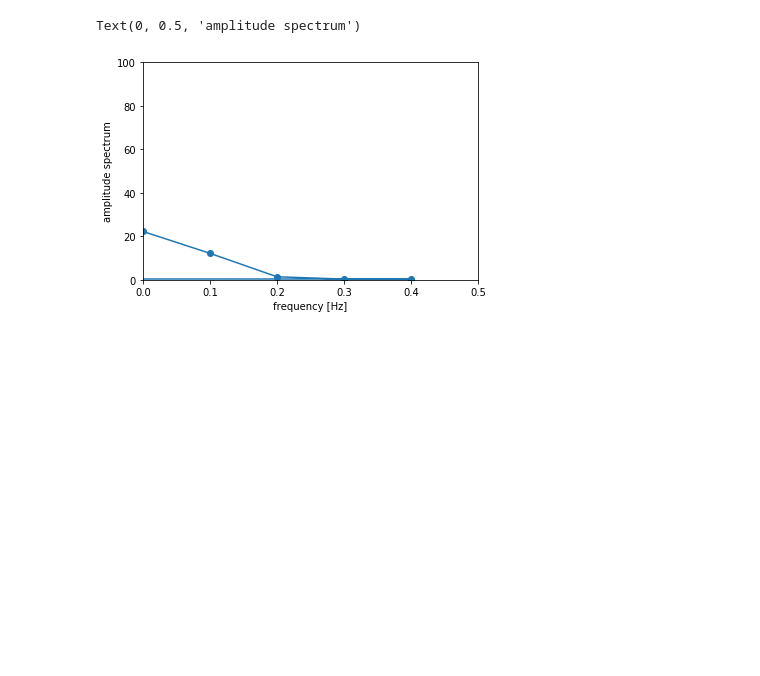
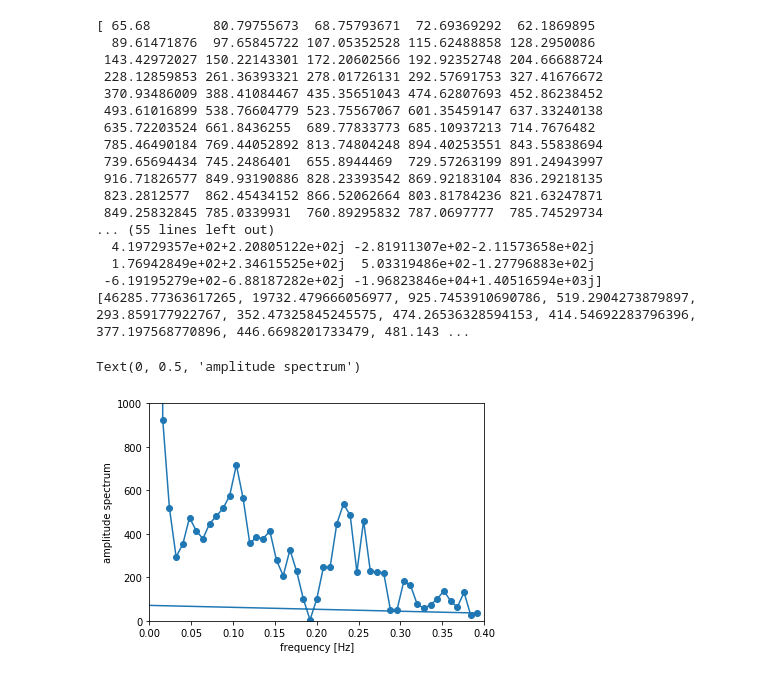
Before and after one commit to airtan/ANSmodulator, a Jupyter notebook: tttt.ipynb, the cells around one changed output. Cells and saved outputs as stored; diff of their text form; code cells hidden in the pictures; blank space fills up the shorter version.

```diff
--- a/tttt.ipynb
+++ b/tttt.ipynb
@@ -6,7 +6,7 @@ from scipy import interpolate
 import serial
 # %%
 # Create object serial port
-portName = "COM5"                      # replace this port name by yours!
+portName = "COM6"                      # replace this port name by yours!
 baudrate = 115200
 ser = serial.Serial(portName,baudrate)
 
@@ -14,10 +14,12 @@ ser = serial.Serial(portName,baudrate)
 n = 1
 y = np.zeros(0)
 
-while n <= 11:
+print("00")
+
+while n <= 100:
     value = ser.readline()
-    y = np.append(y,float(value))
-#     print(y)
+    y = np.append(y,int(value))
+    print(y)
     print(n)
     n+=1
 print(y)
@@ -49,0 +45,9 @@ ser.close()
+# %%
+n = 101
+s = "821.  997.  820.  360.  657.  879.  861.  859.  836.  840.  843.  799.  837.  844.  817.  842.  881.  855.  840.  882.  921.  900.  961.  956.  861.  922.  921.  865.  976.  943.  919.  925.  920.  881.  921.  960.  900.  982. 1002.  879.  784.  380.  659.  861.  925.  920.  819.  864.  858.  822.  840.  880.  843.  805.  877.  841.  800.  821.  861.  824.  778.  839.  861.  803.  817.  841.  901.  823.  898.  878.  821.  863.  898.  805.  857.  899.  821.  858.  900.  842.  858.  885.  915.  822.  860.  896.  863.  818.  883.  918.  840.  895.  860.  842.  917.  920.  838.  881.  901.  819."
+print(s.replace('.', ','))
+y = np.array([821,  997,  820,  820,  657,  879,  861,  859,  836,  840,  843,  799,  837,  844,  817,  842,  881,  855,  840,  882,  921,  900,  961,  956,  861,  922,  921,  865,  976,  943,  919,  925,  920,  881,  921,  960,  900,  982, 1002,  879,  784,  784,  659,  861,  925,  920,  819,  864,  858,  822,  840,  880,  843,  805,  877,  841,  800,  821,  861,  824,  778,  839,  861,  803,  817,  841,  901,  823,  898,  878,  821,  863,  898,  805,  857,  899,  821,  858,  900,  842,  858,  885,  915,  822,  860,  896,  863,  818,  883,  918,  840,  895,  860,  842,  917,  920,  838,  881,  901,  819])
+print(n)
+print(y)
+x = np.linspace(0, n-2,n-1)
+print(x)
@@ -52,7 +75,9 @@ ser.close()
 # %%
 plt.plot(x, y, 'ro')
 f = interpolate.interp1d(x, y, kind='cubic')
-u = np.linspace(0, 10, num=101)
+u = np.linspace(0, n-2, num=101)
+print(len(f(u)))
+print(len(u))
 plt.plot(u, f(u),'-')
 plt.xlabel("number of data(sec)", fontsize=20)
 plt.ylabel("RRI(msec)", fontsize=20)
@@ -62,18 +89,39 @@ Text(0, 0.5, 'RRI(msec)')
 # %%
 start = 0   # サンプリングする開始位置
-N = 10     # FFTのサンプル数
-fs = 1
-
+N = n-1     # FFTのサンプル数
+fs = 0.8
+x =  f(u)
+# 窓関数
 hammingWindow = np.hamming(N)
 windowedData = hammingWindow * x[start:start+N]
+print(windowedData)
 windowedDFT = np.fft.fft(windowedData)
+print(windowedDFT)
 freqList = np.fft.fftfreq(N, d=1.0/fs)
 windowedAmp = [np.sqrt(c.real ** 2 + c.imag ** 2) for c in windowedDFT]
+print(windowedAmp)
 # 振幅スペクトルを描画（窓関数あり）
 plt.plot(freqList, windowedAmp, marker='o', linestyle='-')
-plt.axis([0, fs/2, 0, 100])
+plt.axis([0, fs/2, 0, 1000])
 plt.xlabel("frequency [Hz]")
 plt.ylabel("amplitude spectrum")
 # %% [output]
-Text(0, 0.5, 'amplitude spectrum')
+[ 65.68        80.79755673  68.75793671  72.69369292  62.1869895
+  89.61471876  97.65845722 107.05352528 115.62488858 128.2950086
+ 143.42972027 150.22143301 172.20602566 192.92352748 204.66688724
+ 228.12859853 261.36393321 278.01726131 292.57691753 327.41676672
+ 370.93486009 388.41084467 435.35651043 474.62807693 452.86238452
+ 493.61016899 538.76604779 523.75567067 601.35459147 637.33240138
+ 635.72203524 661.8436255  689.77833773 685.10937213 714.7676482
+ 785.46490184 769.44052892 813.74804248 894.40253551 843.55838694
+ 739.65694434 745.2486401  655.8944469  729.57263199 891.24943997
+ 916.71826577 849.93190886 828.23393542 869.92183104 836.29218135
+ 823.2812577  862.45434152 866.52062664 803.81784236 821.63247871
+ 849.25832845 785.0339931  760.89295832 787.0697777  785.74529734
+... (55 lines left out)
+  4.19729357e+02+2.20805122e+02j -2.81911307e+02-2.11573658e+02j
+  1.76942849e+02+2.34615525e+02j  5.03319486e+02-1.27796883e+02j
+ -6.19195279e+02-6.88187282e+02j -1.96823846e+04+1.40516594e+03j]
+[46285.77363617265, 19732.479666056977, 925.7453910690786, 519.2904273879897, 293.859177922767, 352.47325845245575, 474.26536328594153, 414.54692283796396, 377.197568770896, 446.6698201733479, 481.143 ...
+Text(0, 0.5, 'amplitude spectrum')
-[figure, old version]
+[figure, new version]
```
Also changed, not shown: parts of 6 cells of this notebook.
